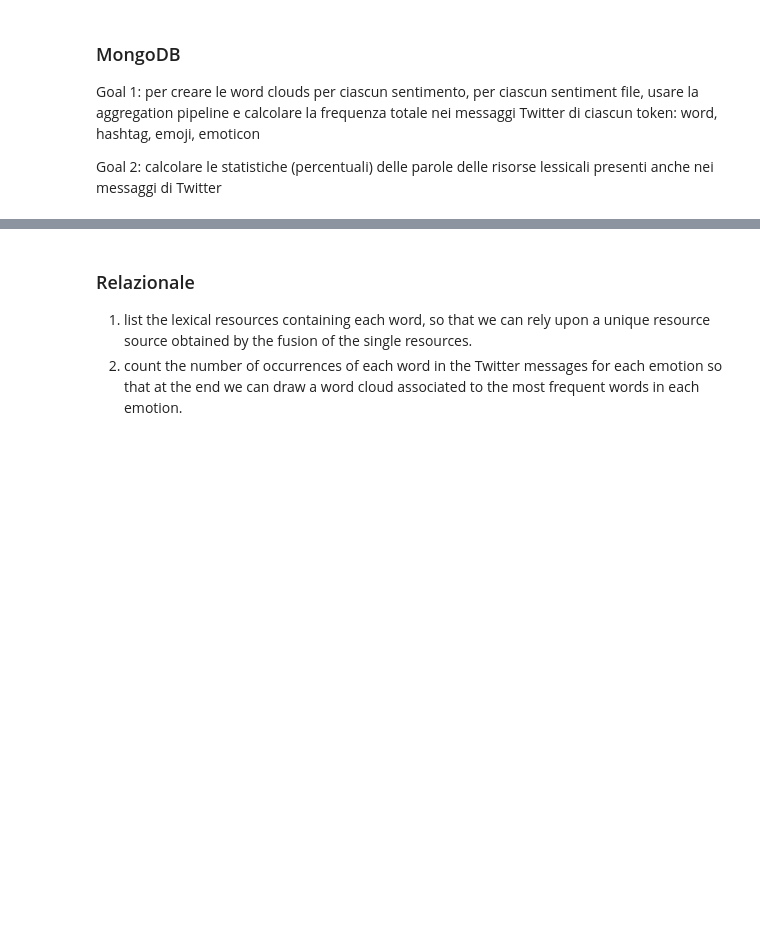
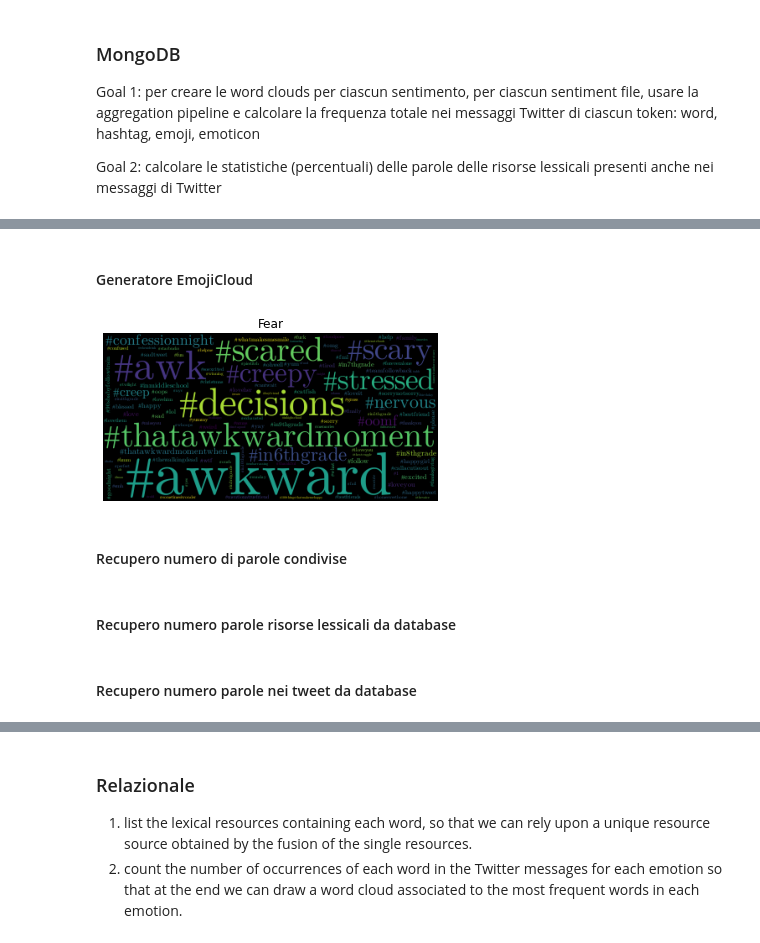
Before and after one commit to Fazzaa/tweet_analysis, a Jupyter notebook: graph.ipynb, the cells around one changed output, grey strips where cells are left out. Saved outputs shown, nothing was run; the diff lists cells and outputs as text; code cells hidden in the pictures; blank space fills up the shorter version.

```diff
--- a/graph.ipynb
+++ b/graph.ipynb
@@ -46,0 +132,16 @@ Goal 2: calcolare le statistiche (percentuali) delle parole delle risorse lessic
+# %% [markdown]
+#### Generatore EmojiCloud
+# %%
+def visualize_emojicloud_of_sentiment(sentiment, type):
+    frequencies = compute_frequence_token_per_sent(type, sentiment)
+    wordcloud = WordCloud(font_path='./Symbola.otf').generate_from_frequencies(frequencies)
+    plt.imshow(wordcloud)
+    plt.axis("off")
+    plt.title(sentiment.capitalize())
+    plt.show()
+
+visualize_emojicloud_of_sentiment("fear", 'hashtags')
+# %% [output]
+[figure, added]
+# %% [markdown]
+#### Recupero numero di parole condivise
@@ -46,0 +191,2 @@ Goal 2: calcolare le statistiche (percentuali) delle parole delle risorse lessic
+# %% [markdown]
+#### Recupero numero parole risorse lessicali da database
@@ -46,0 +199,2 @@ Goal 2: calcolare le statistiche (percentuali) delle parole delle risorse lessic
+# %% [markdown]
+#### Recupero numero parole nei tweet da database
```
Also changed, not shown: parts of 22 cells of this notebook.
